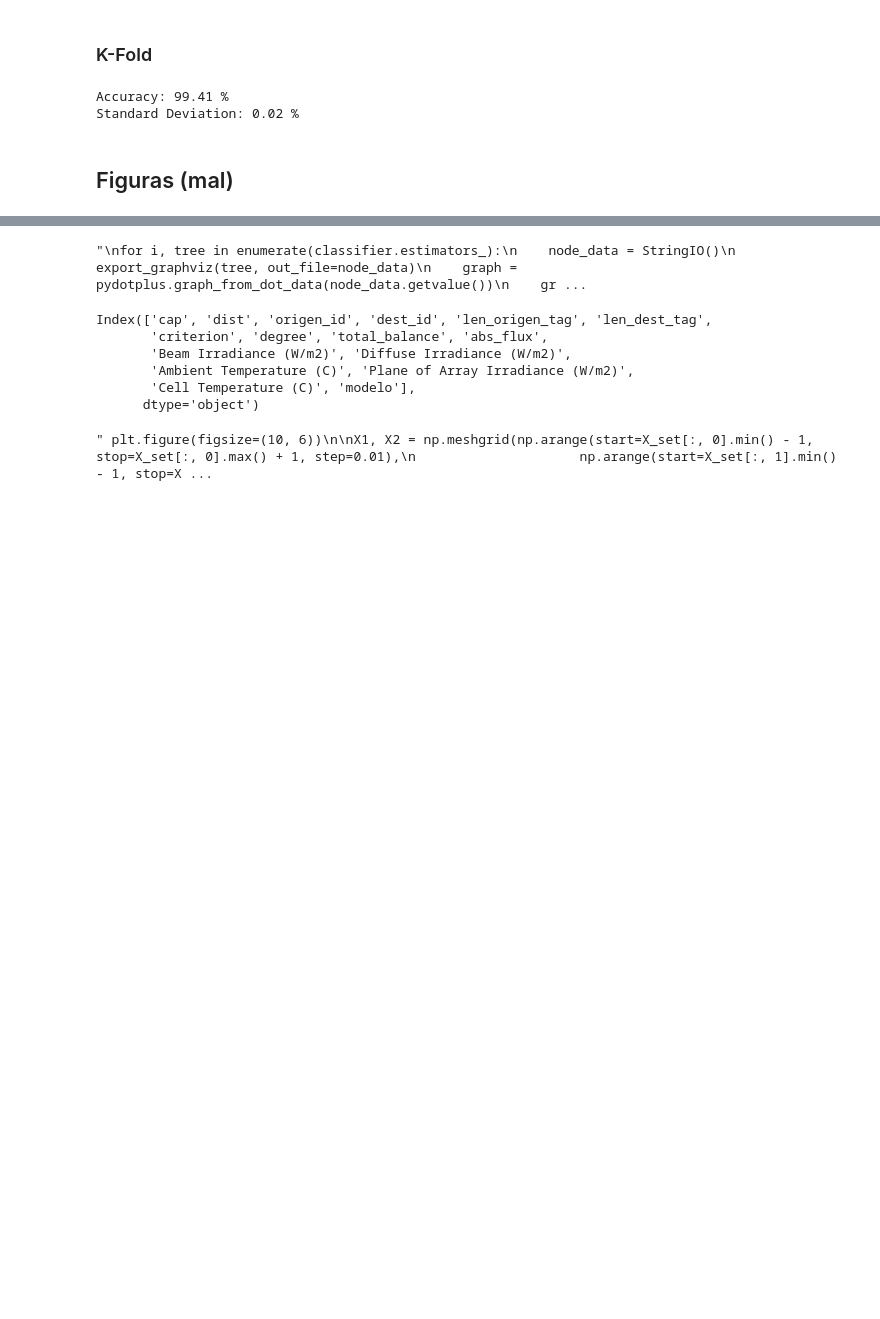
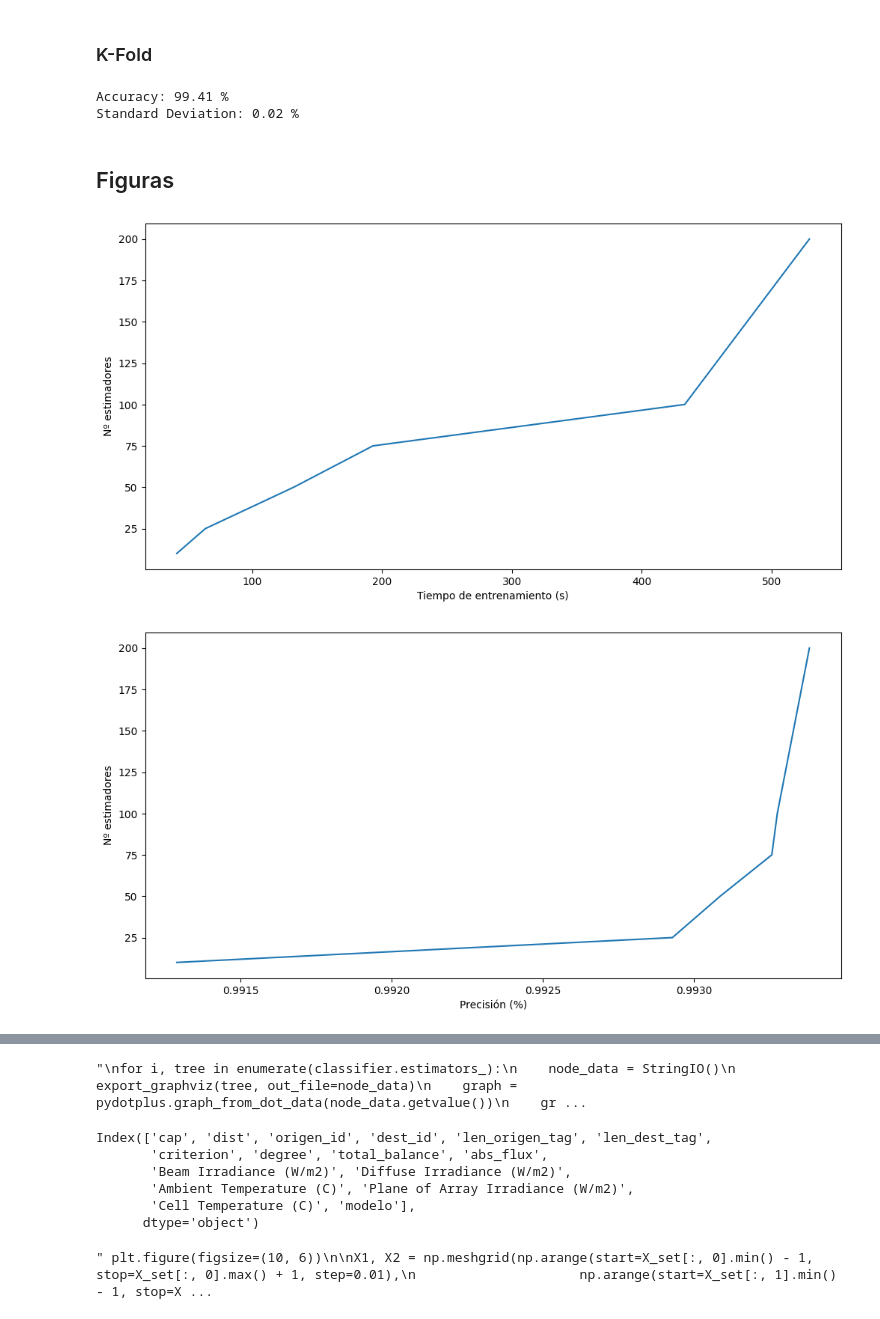
Before and after one commit to PaulaBartolomeMora/TFM, a Jupyter notebook: den2ne/rf.ipynb, the cells around one changed output, grey strips where cells are left out. Cells and saved outputs as stored; diff of their text form; code cells hidden in the pictures; blank space fills up the shorter version.

```diff
--- a/den2ne/rf.ipynb
+++ b/den2ne/rf.ipynb
@@ -264,4 +294,25 @@ print("Standard Deviation: {:.2f} %".format(accuracies.std()*100))
 Accuracy: 99.41 %
 Standard Deviation: 0.02 %
 # %% [markdown]
-## Figuras (mal)
+## Figuras
+# %%
+estimators = [10, 25, 50, 75, 100, 200]
+tiempos = [42, 64, 132, 193, 433, 529]
+accuracy = [0.9912896677438064, 0.9929286809180545, 0.9930866268953518, 0.9932575192642307, 0.9932756442124451, 0.9933818046234154]
+
+plt.figure(figsize=(12, 6))
+plt.plot(tiempos, estimators)
+plt.ylabel('Nº estimadores')
+plt.xlabel('Tiempo de entrenamiento (s)')
+plt.title('')
+plt.show()
+
+plt.figure(figsize=(12, 6))
+plt.plot(accuracy, estimators)
+plt.ylabel('Nº estimadores')
+plt.xlabel('Precisión (%)')
+plt.title('')
+plt.show()
+# %% [output]
+[figure, added]
+[figure, added]
```
Also changed, not shown: parts of 3 cells of this notebook, 9 other files.
